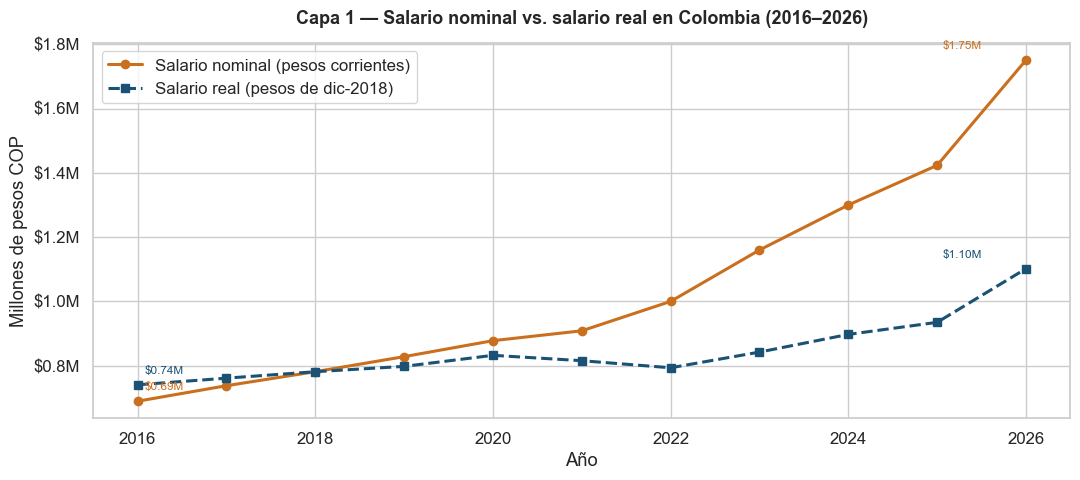
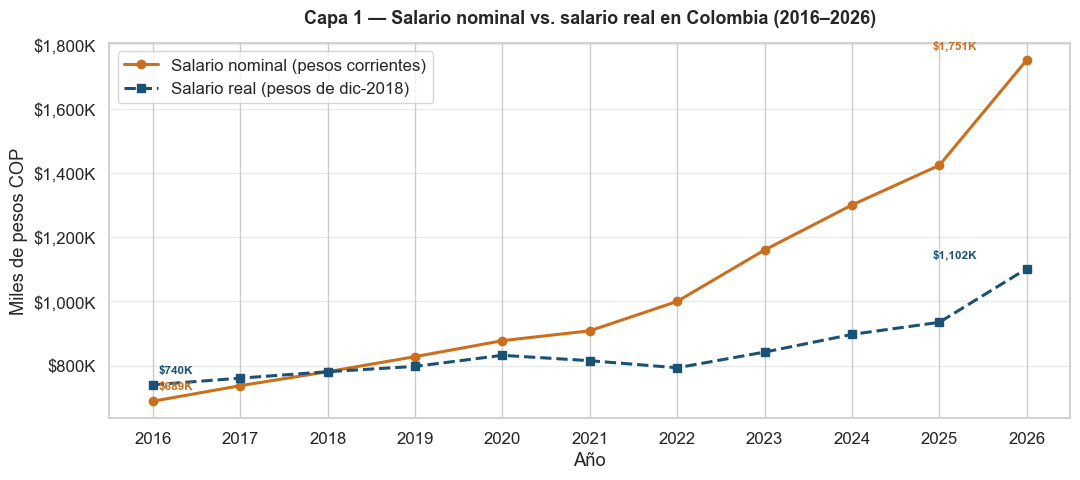
Unified diff of the notebook cell whose output changed from the first chart to the second:
--- before
+++ after
@@ -2,7 +2,7 @@
 fig, ax = plt.subplots(figsize=(11, 5))
 
-ax.plot(años, df_maestro["Salario_nominal"] / 1e6, color=NARANJA,
+ax.plot(años, df_maestro["Salario_nominal"] / 1e3, color=NARANJA,
         marker="o", linewidth=2.2, label="Salario nominal (pesos corrientes)")
-ax.plot(años, df_maestro["Salario_real"] / 1e6, color=AZUL,
+ax.plot(años, df_maestro["Salario_real"] / 1e3, color=AZUL,
         marker="s", linewidth=2.2, linestyle="--", label="Salario real (pesos de dic-2018)")
 
@@ -10,20 +10,20 @@
              fontsize=13, fontweight="bold", pad=14)
 ax.set_xlabel("Año")
-ax.set_ylabel("Millones de pesos COP")
-ax.xaxis.set_major_locator(plt.MaxNLocator(integer=True))
+ax.set_ylabel("Miles de pesos COP")
+ax.set_xticks(años)
+ax.yaxis.set_major_formatter(plt.FuncFormatter(lambda x, _: f"${x:,.0f}K"))
 ax.legend(loc="upper left")
-ax.yaxis.set_major_formatter(plt.FuncFormatter(lambda x, _: f"${x:.1f}M"))
+ax.grid(axis="y", alpha=0.4)
 
 # Anotaciones en puntos extremos
 for col, color in [("Salario_nominal", NARANJA), ("Salario_real", AZUL)]:
-    val_2016 = df_maestro.loc[df_maestro["Año"] == 2016, col].values[0] / 1e6
-    val_2026 = df_maestro.loc[df_maestro["Año"] == 2026, col].values[0] / 1e6
-    ax.annotate(f"${val_2016:.2f}M", xy=(2016, val_2016),
-                xytext=(5, 8), textcoords="offset points", fontsize=8.5, color=color)
-    ax.annotate(f"${val_2026:.2f}M", xy=(2026, val_2026),
-                xytext=(-60, 8), textcoords="offset points", fontsize=8.5, color=color)
+    val_2016 = df_maestro.loc[df_maestro["Año"] == 2016, col].values[0] / 1e3
+    val_2026 = df_maestro.loc[df_maestro["Año"] == 2026, col].values[0] / 1e3
+    ax.annotate(f"${val_2016:,.0f}K", xy=(2016, val_2016),
+                xytext=(4, 8), textcoords="offset points", fontsize=8.5, color=color, fontweight="bold")
+    ax.annotate(f"${val_2026:,.0f}K", xy=(2026, val_2026),
+                xytext=(-68, 8), textcoords="offset points", fontsize=8.5, color=color, fontweight="bold")
 
 plt.tight_layout()
 plt.savefig("datos_poder_adquisitivo/grafica_capa1_salario_real.png", dpi=150, bbox_inches="tight")
 plt.show()
-print("Guardada: datos_poder_adquisitivo/grafica_capa1_salario_real.png")

Commit: Ahora analizando para llegar a una fuerte conclusion